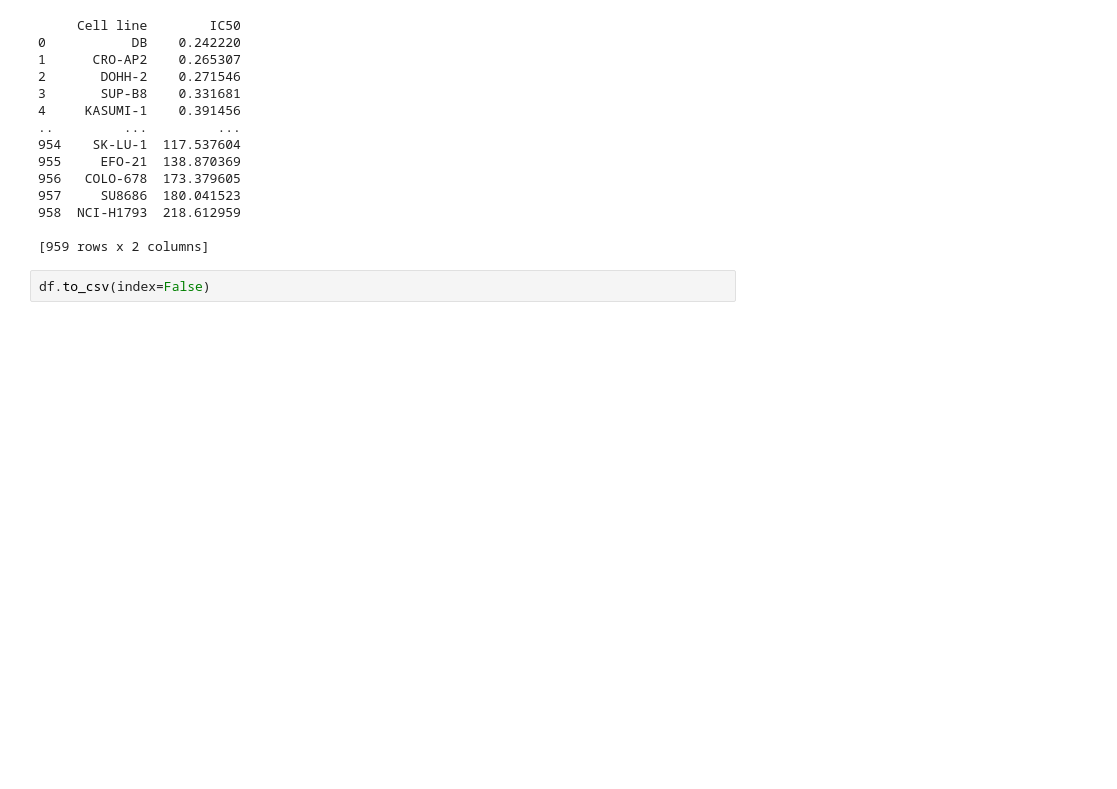
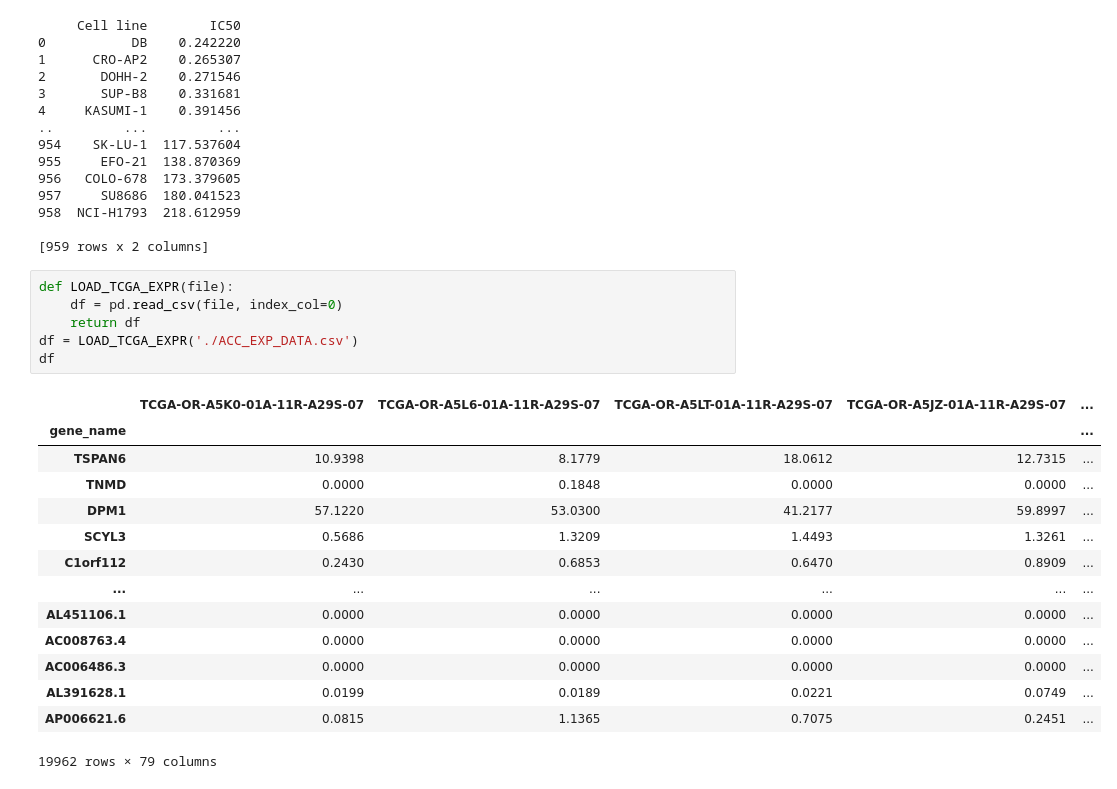
Before and after one commit to ricardo0129/FinalProject, a Jupyter notebook: DEPTH2.ipynb, the cells around one changed output. Drawn from its saved outputs; the diff is of its cells as text; blank space fills up the shorter version.

```diff
--- a/DEPTH2.ipynb
+++ b/DEPTH2.ipynb
@@ -302,4 +310,23 @@ print(df)
 
 [959 rows x 2 columns]
 # %%
-df.to_csv(index=False)
+def LOAD_TCGA_EXPR(file):
+    df = pd.read_csv(file, index_col=0)
+    return df
+df = LOAD_TCGA_EXPR('./ACC_EXP_DATA.csv')
+df
+# %% [output]
+|  | TCGA-OR-A5K0-01A-11R-A29S-07 | TCGA-OR-A5L6-01A-11R-A29S-07 | TCGA-OR-A5LT-01A-11R-A29S-07 | TCGA-OR-A5JZ-01A-11R-A29S-07 | ... |
+| gene_name |  |  |  |  | ... |
+| TSPAN6 | 10.9398 | 8.1779 | 18.0612 | 12.7315 | ... |
+| TNMD | 0.0000 | 0.1848 | 0.0000 | 0.0000 | ... |
+| DPM1 | 57.1220 | 53.0300 | 41.2177 | 59.8997 | ... |
+| SCYL3 | 0.5686 | 1.3209 | 1.4493 | 1.3261 | ... |
+| C1orf112 | 0.2430 | 0.6853 | 0.6470 | 0.8909 | ... |
+| ... | ... | ... | ... | ... | ... |
+| AL451106.1 | 0.0000 | 0.0000 | 0.0000 | 0.0000 | ... |
+| AC008763.4 | 0.0000 | 0.0000 | 0.0000 | 0.0000 | ... |
+| AC006486.3 | 0.0000 | 0.0000 | 0.0000 | 0.0000 | ... |
+| AL391628.1 | 0.0199 | 0.0189 | 0.0221 | 0.0749 | ... |
+| AP006621.6 | 0.0815 | 1.1365 | 0.7075 | 0.2451 | ... |
+19962 rows × 79 columns
```
Also changed, not shown: parts of 2 cells of this notebook, 2 other files.
